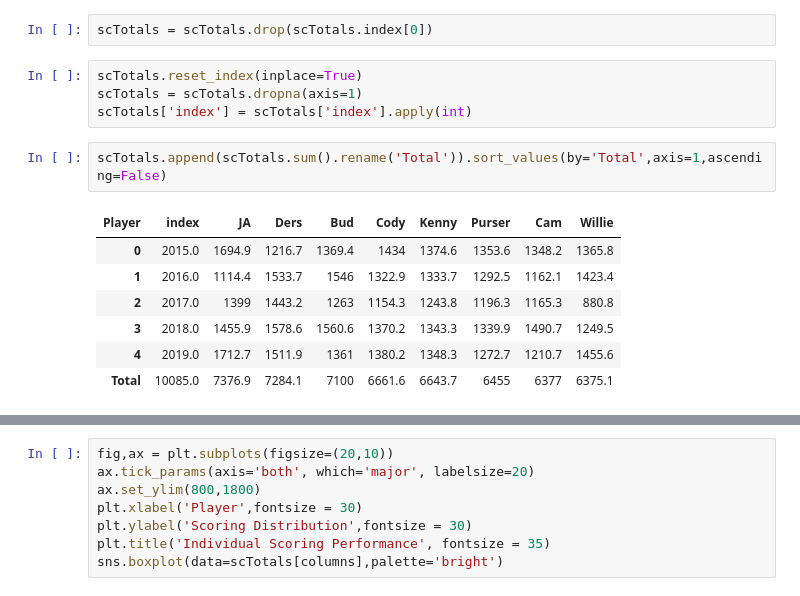
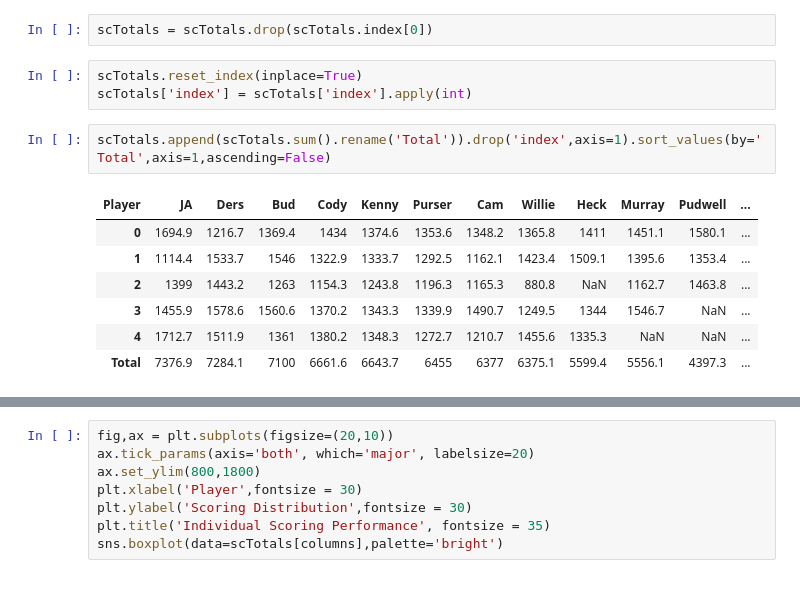
Before and after one commit to ahelgeso91/FFViz, a Jupyter notebook: FF Viz.ipynb, the cells around one changed output, grey strips where cells are left out. Cells and saved outputs as stored; diff of their text form.

```diff
--- a/FF Viz.ipynb
+++ b/FF Viz.ipynb
@@ -167,18 +160,17 @@ scTotals.columns = scTotals.iloc[0]
 scTotals = scTotals.drop(scTotals.index[0])
 # %%
 scTotals.reset_index(inplace=True)
-scTotals = scTotals.dropna(axis=1)
 scTotals['index'] = scTotals['index'].apply(int)
 # %%
-scTotals.append(scTotals.sum().rename('Total')).sort_values(by='Total',axis=1,ascending=False)
+scTotals.append(scTotals.sum().rename('Total')).drop('index',axis=1).sort_values(by='Total',axis=1,ascending=False)
 # %% [output]
-| Player | index | JA | Ders | Bud | Cody | Kenny | Purser | Cam | Willie |
-| 0 | 2015.0 | 1694.9 | 1216.7 | 1369.4 | 1434 | 1374.6 | 1353.6 | 1348.2 | 1365.8 |
-| 1 | 2016.0 | 1114.4 | 1533.7 | 1546 | 1322.9 | 1333.7 | 1292.5 | 1162.1 | 1423.4 |
-| 2 | 2017.0 | 1399 | 1443.2 | 1263 | 1154.3 | 1243.8 | 1196.3 | 1165.3 | 880.8 |
-| 3 | 2018.0 | 1455.9 | 1578.6 | 1560.6 | 1370.2 | 1343.3 | 1339.9 | 1490.7 | 1249.5 |
-| 4 | 2019.0 | 1712.7 | 1511.9 | 1361 | 1380.2 | 1348.3 | 1272.7 | 1210.7 | 1455.6 |
-| Total | 10085.0 | 7376.9 | 7284.1 | 7100 | 6661.6 | 6643.7 | 6455 | 6377 | 6375.1 |
+| Player | JA | Ders | Bud | Cody | Kenny | Purser | Cam | Willie | Heck | Murray | Pudwell | ... |
+| 0 | 1694.9 | 1216.7 | 1369.4 | 1434 | 1374.6 | 1353.6 | 1348.2 | 1365.8 | 1411 | 1451.1 | 1580.1 | ... |
+| 1 | 1114.4 | 1533.7 | 1546 | 1322.9 | 1333.7 | 1292.5 | 1162.1 | 1423.4 | 1509.1 | 1395.6 | 1353.4 | ... |
+| 2 | 1399 | 1443.2 | 1263 | 1154.3 | 1243.8 | 1196.3 | 1165.3 | 880.8 | NaN | 1162.7 | 1463.8 | ... |
+| 3 | 1455.9 | 1578.6 | 1560.6 | 1370.2 | 1343.3 | 1339.9 | 1490.7 | 1249.5 | 1344 | 1546.7 | NaN | ... |
+| 4 | 1712.7 | 1511.9 | 1361 | 1380.2 | 1348.3 | 1272.7 | 1210.7 | 1455.6 | 1335.3 | NaN | NaN | ... |
+| Total | 7376.9 | 7284.1 | 7100 | 6661.6 | 6643.7 | 6455 | 6377 | 6375.1 | 5599.4 | 5556.1 | 4397.3 | ... |
 # %% [markdown]
 <B> Obviously bigger numbers are better here. This pretty much matches up with league performance order. Willie's total is being brought down by his abysmal 2017 season where he didn't even reach 900 points - the next lowest number is JA in 2016 with 1114, a full 234 points more. Just an unbelievably bad team there.<br>
 <br>
```
Also changed, not shown: parts of 9 cells of this notebook.
